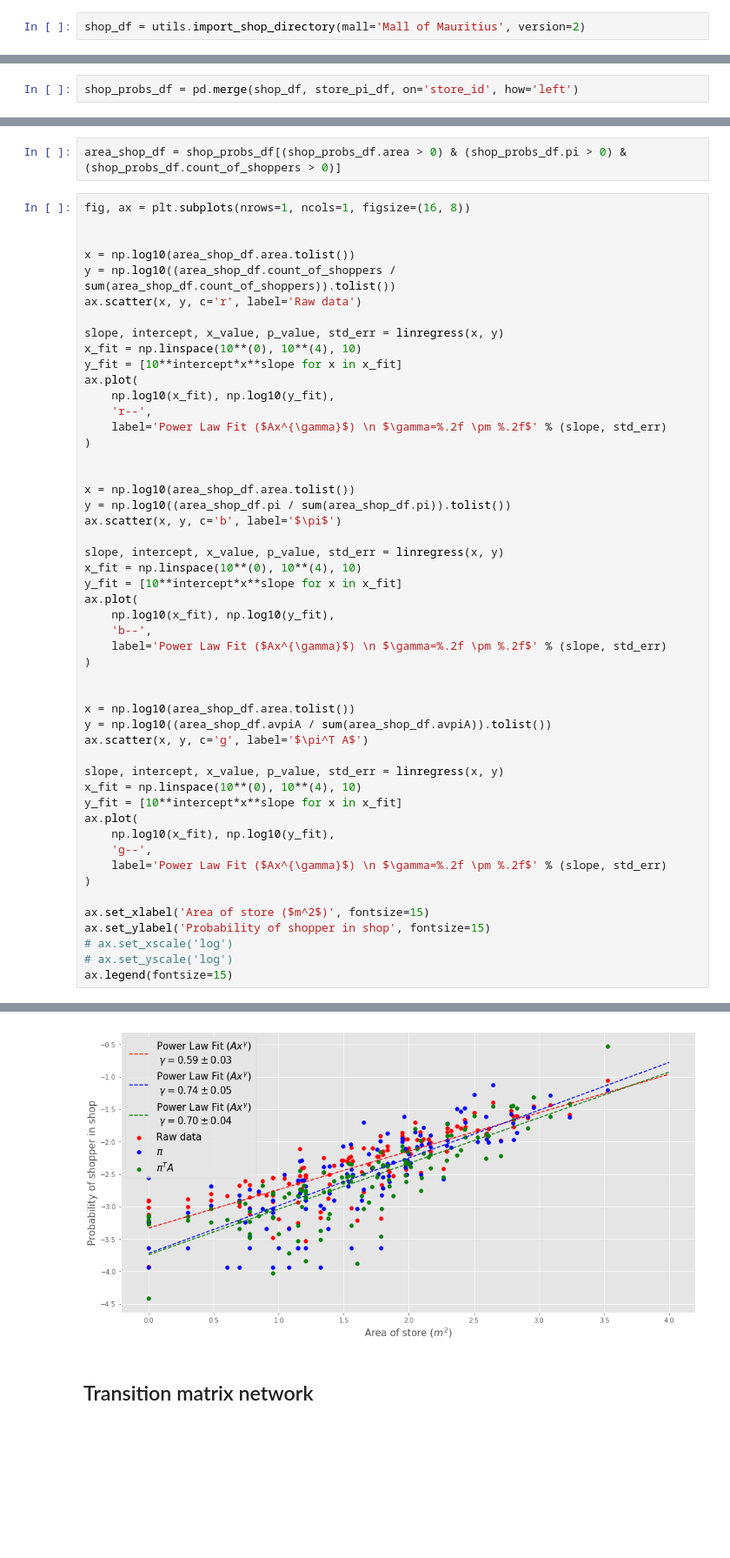
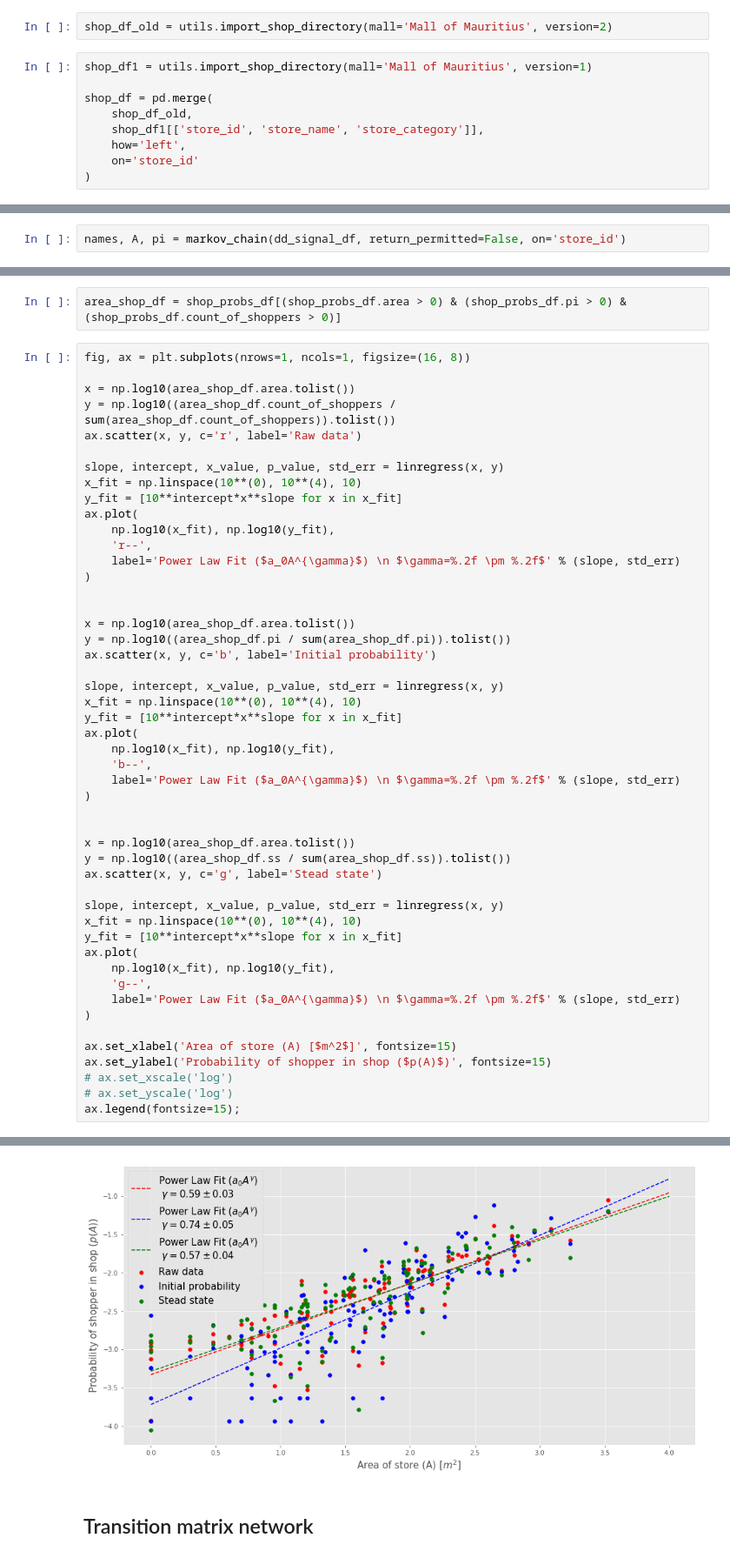
Before and after one commit to Beaulieu318/msci-complexity-project, a Jupyter notebook: msci/analysis/notebooks/markov_chain_analysis.ipynb, the cells around one changed output, grey strips where cells are left out. Shown: that part at 87% size. Cells and saved outputs as stored; diff of their text form; blank space fills up the shorter version.

```diff
--- a/msci/analysis/notebooks/markov_chain_analysis.ipynb
+++ b/msci/analysis/notebooks/markov_chain_analysis.ipynb
@@ -42,4 +41,13 @@ signal_df = utils.import_signals(version=4)
 # %%
 shopper_df = mac_address_df[mac_address_df.dbscan_label == 'Shopper']
 # %%
-shop_df = utils.import_shop_directory(mall='Mall of Mauritius', version=2)
+shop_df_old = utils.import_shop_directory(mall='Mall of Mauritius', version=2)
+# %%
+shop_df1 = utils.import_shop_directory(mall='Mall of Mauritius', version=1)
+
+shop_df = pd.merge(
+    shop_df_old,
+    shop_df1[['store_id', 'store_name', 'store_category']],
+    how='left',
+    on='store_id'
+)
@@ -93,3 +75,5 @@ B219 0.07608446178563232
+# %%
+names, A, pi = markov_chain(dd_signal_df, return_permitted=False, on='store_id')
 # %%
 shop_probs_df = process(names, A, pi, shop_df, rep = 1000)
 shop_probs_df.head()
@@ -144,2 +97,0 @@ np.savez(
-# %%
-shop_probs_df = pd.merge(shop_df, store_pi_df, on='store_id', how='left')
@@ -168,7 +99,6 @@ shop_probs_df.sort_values('piA', ascending=False)
 area_shop_df = shop_probs_df[(shop_probs_df.area > 0) & (shop_probs_df.pi > 0) & (shop_probs_df.count_of_shoppers > 0)]
 # %%
 fig, ax = plt.subplots(nrows=1, ncols=1, figsize=(16, 8))
-
 
 x = np.log10(area_shop_df.area.tolist())
 y = np.log10((area_shop_df.count_of_shoppers / sum(area_shop_df.count_of_shoppers)).tolist())
@@ -180,13 +110,13 @@ y_fit = [10**intercept*x**slope for x in x_fit]
 ax.plot(
     np.log10(x_fit), np.log10(y_fit),
     'r--',
-    label='Power Law Fit ($Ax^{\gamma}$) \n $\gamma=%.2f \pm %.2f$' % (slope, std_err)
+    label='Power Law Fit ($a_0A^{\gamma}$) \n $\gamma=%.2f \pm %.2f$' % (slope, std_err)
 )
 
 
 x = np.log10(area_shop_df.area.tolist())
 y = np.log10((area_shop_df.pi / sum(area_shop_df.pi)).tolist())
-ax.scatter(x, y, c='b', label='$\pi$')
+ax.scatter(x, y, c='b', label='Initial probability')
 
 slope, intercept, x_value, p_value, std_err = linregress(x, y)
 x_fit = np.linspace(10**(0), 10**(4), 10)
@@ -194,13 +124,13 @@ y_fit = [10**intercept*x**slope for x in x_fit]
 ax.plot(
     np.log10(x_fit), np.log10(y_fit),
     'b--',
-    label='Power Law Fit ($Ax^{\gamma}$) \n $\gamma=%.2f \pm %.2f$' % (slope, std_err)
+    label='Power Law Fit ($a_0A^{\gamma}$) \n $\gamma=%.2f \pm %.2f$' % (slope, std_err)
 )
 
 
 x = np.log10(area_shop_df.area.tolist())
-y = np.log10((area_shop_df.avpiA / sum(area_shop_df.avpiA)).tolist())
-ax.scatter(x, y, c='g', label='$\pi^T A$')
+y = np.log10((area_shop_df.ss / sum(area_shop_df.ss)).tolist())
+ax.scatter(x, y, c='g', label='Stead state')
 
 slope, intercept, x_value, p_value, std_err = linregress(x, y)
 x_fit = np.linspace(10**(0), 10**(4), 10)
@@ -208,12 +138,12 @@ y_fit = [10**intercept*x**slope for x in x_fit]
 ax.plot(
     np.log10(x_fit), np.log10(y_fit),
     'g--',
-    label='Power Law Fit ($Ax^{\gamma}$) \n $\gamma=%.2f \pm %.2f$' % (slope, std_err)
+    label='Power Law Fit ($a_0A^{\gamma}$) \n $\gamma=%.2f \pm %.2f$' % (slope, std_err)
 )
 
-ax.set_xlabel('Area of store ($m^2$)', fontsize=15)
-ax.set_ylabel('Probability of shopper in shop', fontsize=15)
+ax.set_xlabel('Area of store (A) [$m^2$]', fontsize=15)
+ax.set_ylabel('Probability of shopper in shop ($p(A)$)', fontsize=15)
 # ax.set_xscale('log')
 # ax.set_yscale('log')
-ax.legend(fontsize=15)
+ax.legend(fontsize=15);
 # %% [output]
@@ -221,4 +150,4 @@ ax.legend(fontsize=15)
-[figure, old version]
+[figure, new version]
 # %% [markdown]
 ## Transition matrix network
 # %%
```
Also changed, not shown: parts of 33 cells of this notebook, 1 other file.
